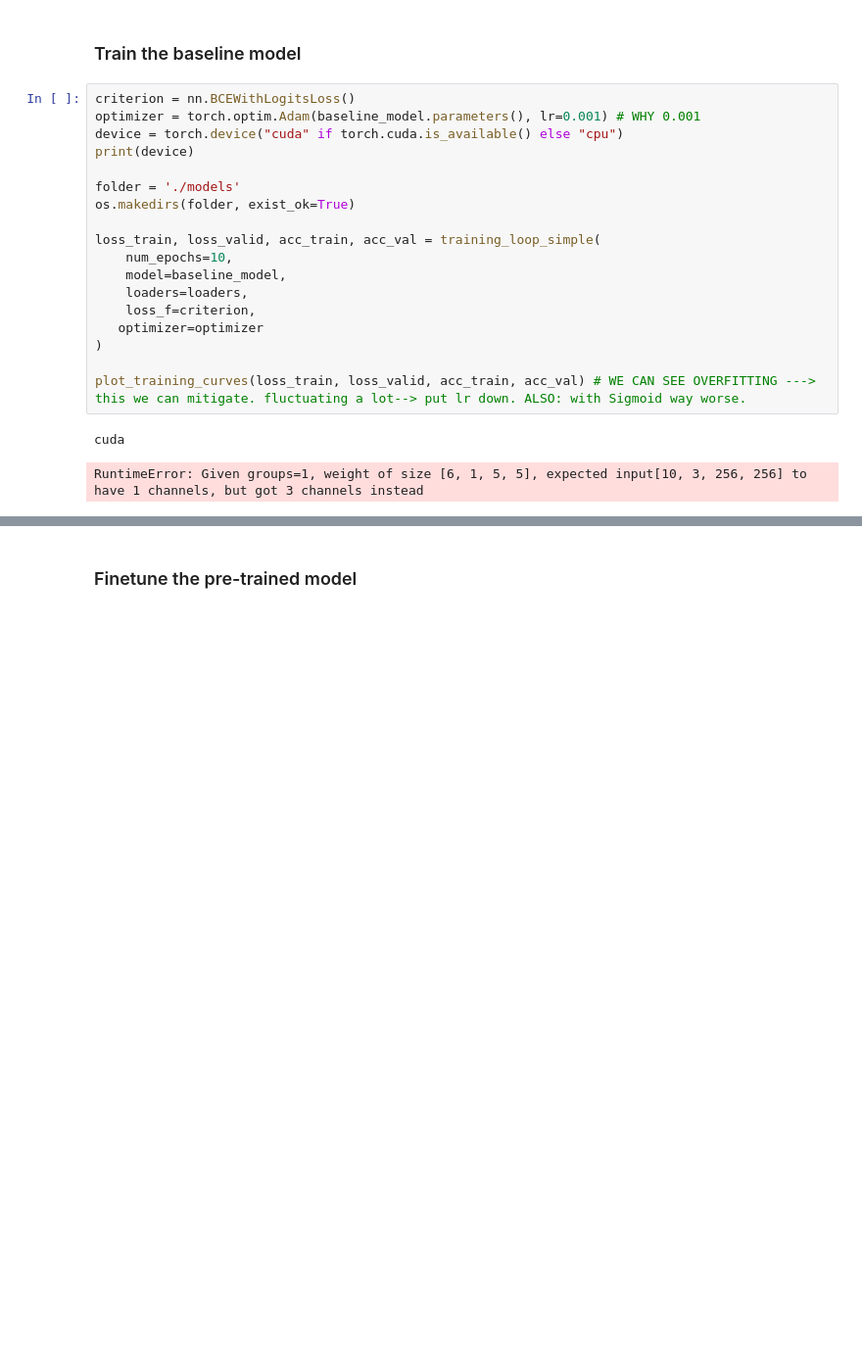
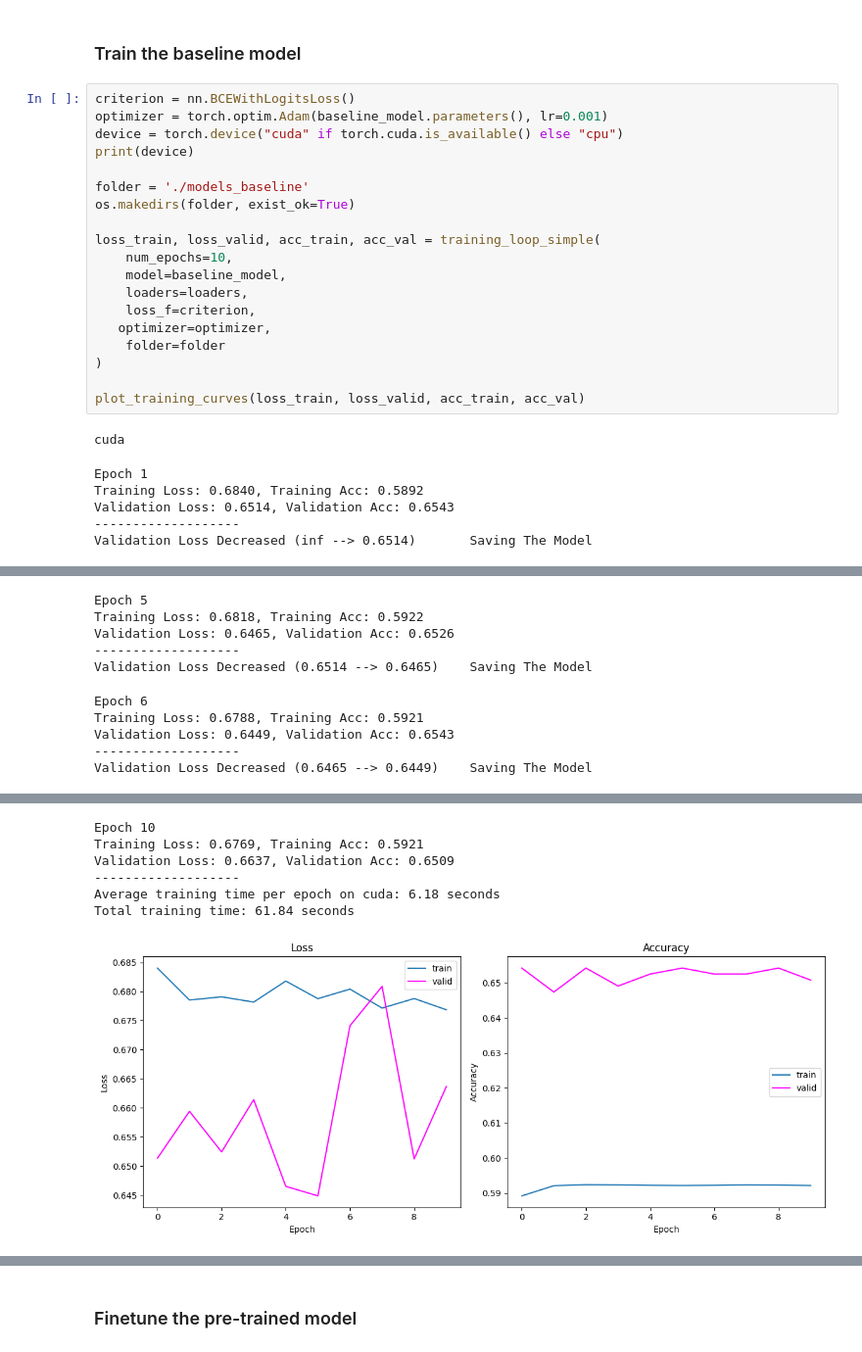
Before and after one commit to reascr/MSC-in-IT-and-Cognition, a Jupyter notebook: AppliedAI/Second_assignment_dataset_3.ipynb, the cells around one changed output, grey strips where cells are left out. Shown at 98% size. Saved outputs shown, nothing was run; the diff lists cells and outputs as text; blank space fills up the shorter version.

```diff
--- a/AppliedAI/Second_assignment_dataset_3.ipynb
+++ b/AppliedAI/Second_assignment_dataset_3.ipynb
@@ -576,11 +560,11 @@ def plot_training_curves(loss_train, loss_valid, acc_train, acc_val):
 ### Train the baseline model
 # %%
 criterion = nn.BCEWithLogitsLoss()
-optimizer = torch.optim.Adam(baseline_model.parameters(), lr=0.001) # WHY 0.001
+optimizer = torch.optim.Adam(baseline_model.parameters(), lr=0.001)
 device = torch.device("cuda" if torch.cuda.is_available() else "cpu")
 print(device)
 
-folder = './models'
+folder = './models_baseline'
 os.makedirs(folder, exist_ok=True)
 
 loss_train, loss_valid, acc_train, acc_val = training_loop_simple(
@@ -588,10 +572,15 @@ loss_train, loss_valid, acc_train, acc_val = training_loop_simple(
     model=baseline_model,
     loaders=loaders,
     loss_f=criterion,
-   optimizer=optimizer
+   optimizer=optimizer,
+    folder=folder
 )
 
-plot_training_curves(loss_train, loss_valid, acc_train, acc_val) # WE CAN SEE OVERFITTING ---> this we can mitigate. fluctuating a lot--> put lr down. ALSO: with Sigmoid way worse.
+plot_training_curves(loss_train, loss_valid, acc_train, acc_val)
 # %% [output]
 cuda
-RuntimeError: Given groups=1, weight of size [6, 1, 5, 5], expected input[10, 3, 256, 256] to have 1 channels, but got 3 channels instead
+Epoch 1
+Training Loss: 0.6840, Training Acc: 0.5892
+Validation Loss: 0.6514, Validation Acc: 0.6543
+-------------------
+Validation Loss Decreased (inf --> 0.6514)       Saving The Model
@@ -597,0 +599,10 @@ RuntimeError: Given groups=1, weight of size [6, 1, 5, 5], expected input[10, 3,
+Epoch 5
+Training Loss: 0.6818, Training Acc: 0.5922
+Validation Loss: 0.6465, Validation Acc: 0.6526
+-------------------
+Validation Loss Decreased (0.6514 --> 0.6465)    Saving The Model
+Epoch 6
+Training Loss: 0.6788, Training Acc: 0.5921
+Validation Loss: 0.6449, Validation Acc: 0.6543
+-------------------
+Validation Loss Decreased (0.6465 --> 0.6449)    Saving The Model
@@ -597,0 +621,7 @@ RuntimeError: Given groups=1, weight of size [6, 1, 5, 5], expected input[10, 3,
+Epoch 10
+Training Loss: 0.6769, Training Acc: 0.5921
+Validation Loss: 0.6637, Validation Acc: 0.6509
+-------------------
+Average training time per epoch on cuda: 6.18 seconds
+Total training time: 61.84 seconds
+[figure, added]
```
Also changed, not shown: parts of 30 cells of this notebook.
